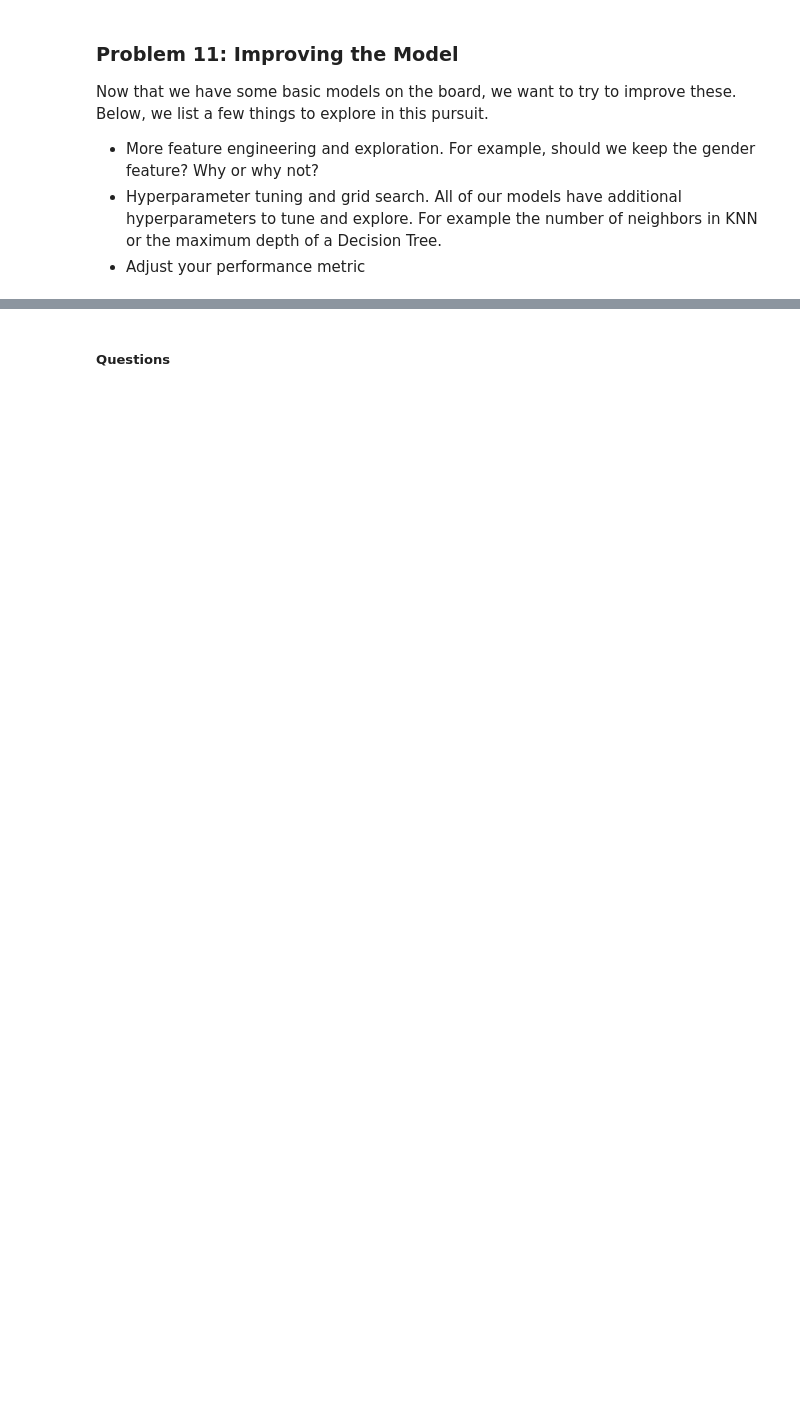
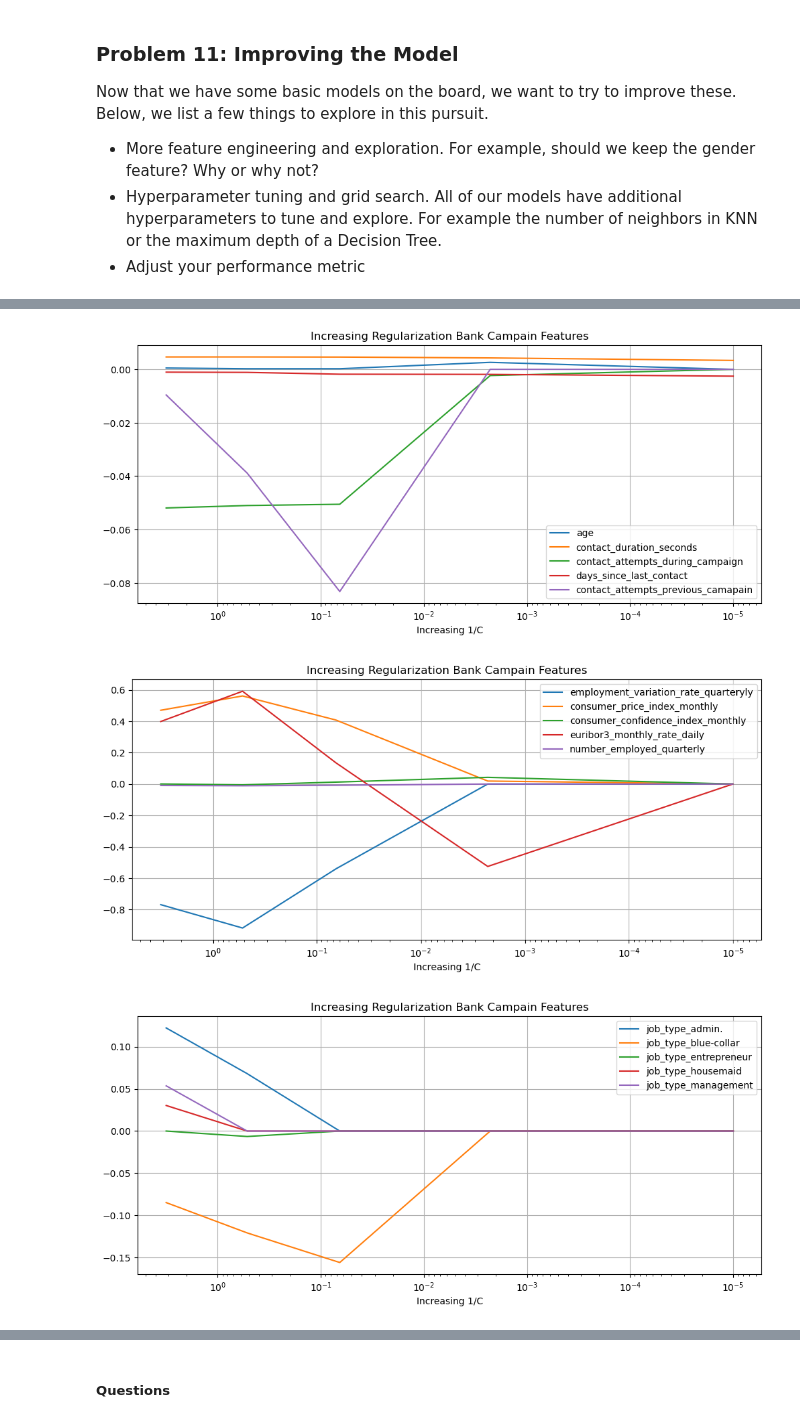
Before and after one commit to codemonkey1101/module-17, a Jupyter notebook: prompt_III.ipynb, the cells around one changed output, grey strips where cells are left out. Drawn from its saved outputs; the diff is of its cells as text; code cells hidden in the pictures; blank space fills up the shorter version.

```diff
--- a/prompt_III.ipynb
+++ b/prompt_III.ipynb
@@ -332,0 +384,25 @@ Now that we have some basic models on the board, we want to try to improve these
+# %%
+features_list = coef_df.columns.to_list()
+features_list
+
+# display the best features
+
+column_list = []
+for idx in range(len(features_list)) :
+    column_list.append(features_list[idx])
+
+    if len(column_list) == 5 :
+        plt.figure(figsize = (12, 5))
+        plt.semilogx(coef_df.loc[:, column_list])
+        plt.gca().invert_xaxis()
+        plt.grid()
+        plt.legend(column_list);
+        plt.title('Increasing Regularization Bank Campain Features')
+        plt.xlabel("Increasing 1/C")
+        plt.savefig('images/best_lr_features_using_coef_l1_' + str(idx) + '.png')
+
+        column_list = []
+# %% [output]
+[figure, added]
+[figure, added]
+[figure, added]
```
Also changed, not shown: parts of 20 cells of this notebook, 13 other files.
